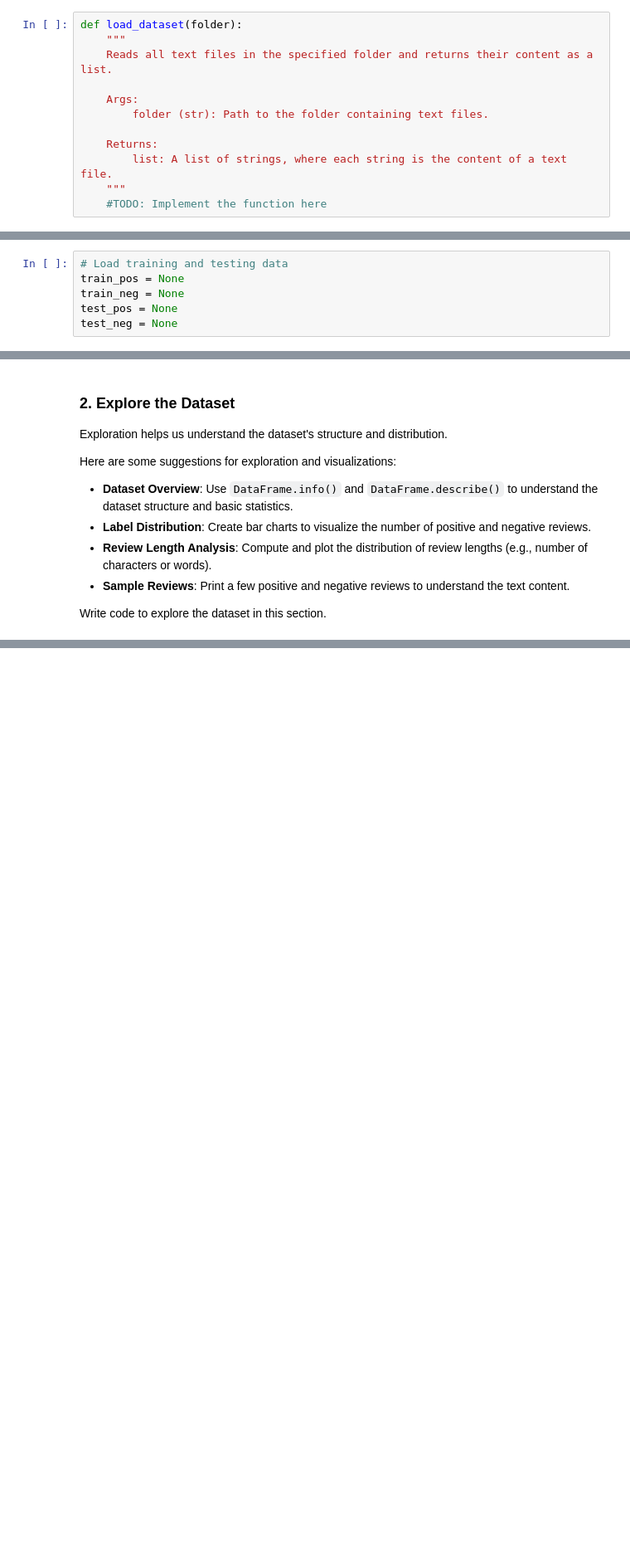
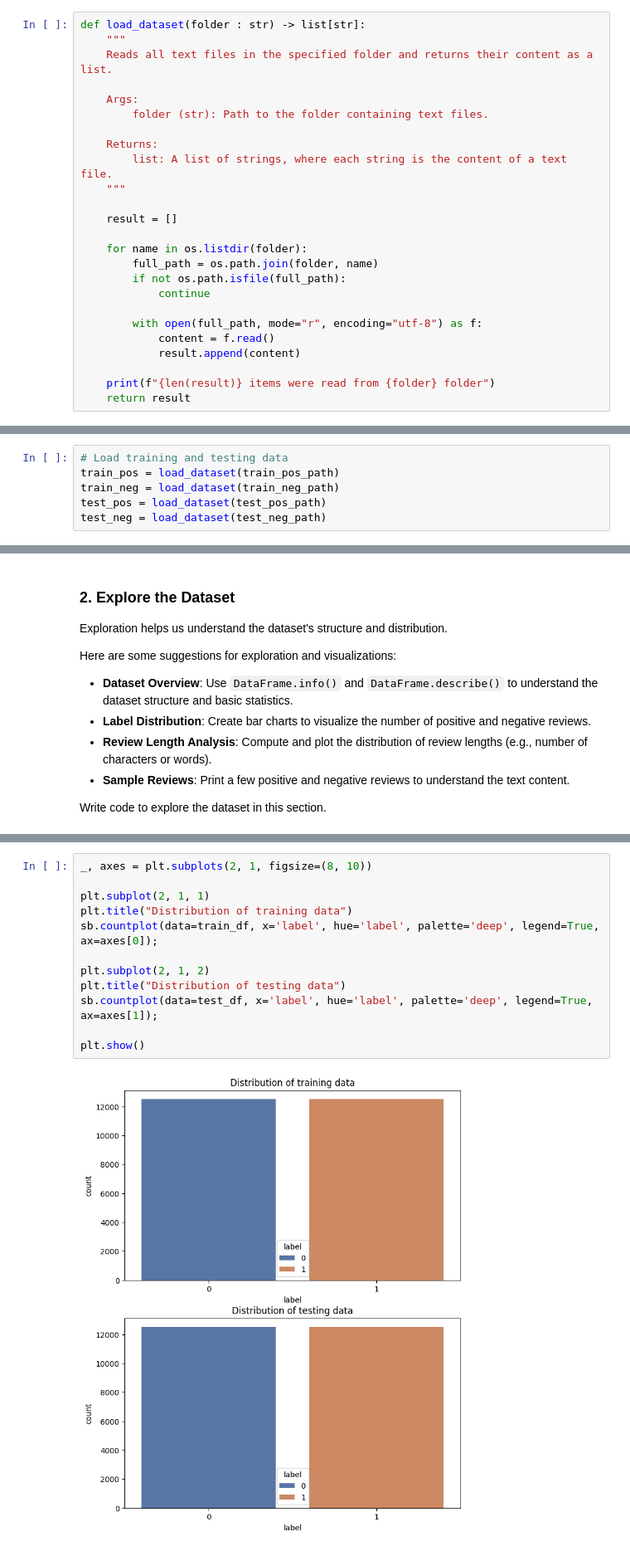
Before and after one commit to dimaga/AIPython-SentimentScope, a Jupyter notebook: SentimentScope_starter.ipynb, the cells around one changed output, grey strips where cells are left out. Shown at 83% size. Saved outputs shown, nothing was run; the diff lists cells and outputs as text; blank space fills up the shorter version.

Commit message:
Implement data loading and analysis

```diff
--- a/SentimentScope_starter.ipynb
+++ b/SentimentScope_starter.ipynb
@@ -131,7 +156,7 @@ To implement this function:
 - Ensure that the function only processes text files (you may use file extensions for filtering if needed).
 - Refer to the [os.listdir documentation](https://docs.python.org/3/library/os.html#os.listdir) for listing files in a directory.
 # %%
-def load_dataset(folder):
+def load_dataset(folder : str) -> list[str]:
     """
     Reads all text files in the specified folder and returns their content as a list.
 
@@ -141,12 +166,25 @@ def load_dataset(folder):
     Returns:
         list: A list of strings, where each string is the content of a text file.
     """
-    #TODO: Implement the function here
+
+    result = []
+
+    for name in os.listdir(folder):
+        full_path = os.path.join(folder, name)
+        if not os.path.isfile(full_path):
+            continue
+
+        with open(full_path, mode="r", encoding="utf-8") as f:
+            content = f.read()
+            result.append(content)
+
+    print(f"{len(result)} items were read from {folder} folder")
+    return result
 # %% [markdown]
 Use the function now to load the training and testing data:
 # %%
 # Load training and testing data
-train_pos = None
-train_neg = None
-test_pos = None
-test_neg = None
+train_pos = load_dataset(train_pos_path)
+train_neg = load_dataset(train_neg_path)
+test_pos = load_dataset(test_pos_path)
+test_neg = load_dataset(test_neg_path)
@@ -188,0 +274,14 @@ Write code to explore the dataset in this section.
+# %%
+_, axes = plt.subplots(2, 1, figsize=(8, 10))
+
+plt.subplot(2, 1, 1)
+plt.title("Distribution of training data")
+sb.countplot(data=train_df, x='label', hue='label', palette='deep', legend=True, ax=axes[0]);
+
+plt.subplot(2, 1, 2)
+plt.title("Distribution of testing data")
+sb.countplot(data=test_df, x='label', hue='label', palette='deep', legend=True, ax=axes[1]);
+
+plt.show()
+# %% [output]
+[figure, added]
```
Also changed, not shown: parts of 8 cells of this notebook.
